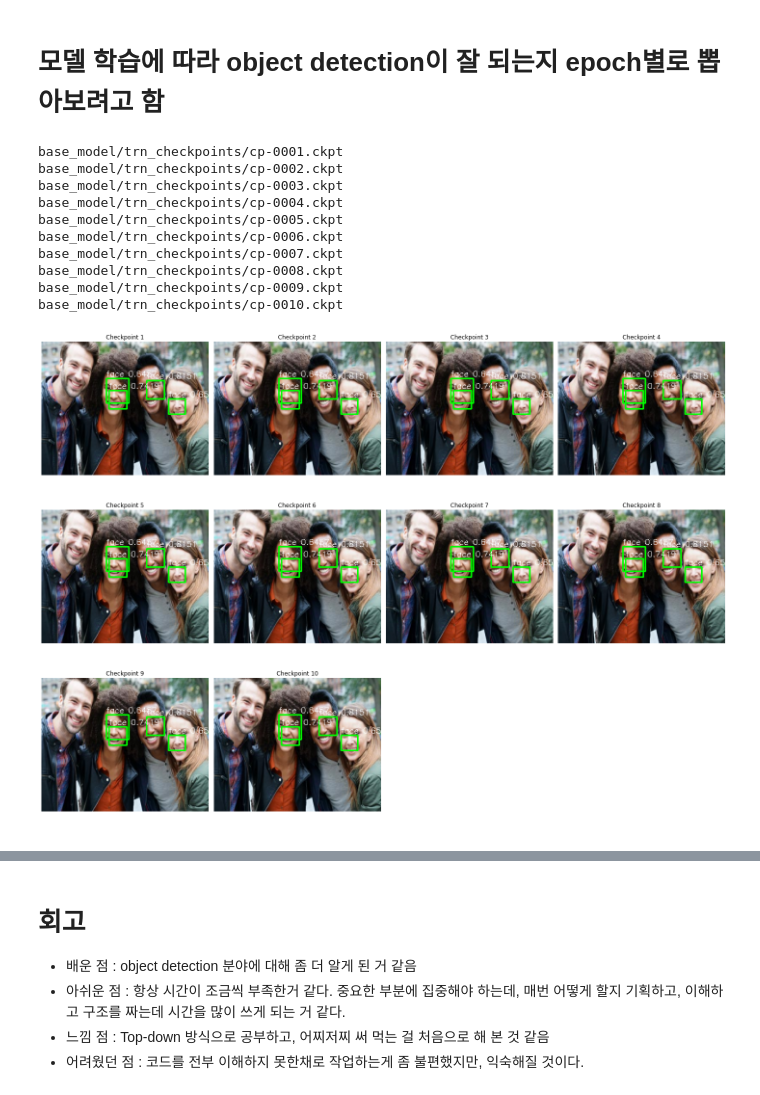
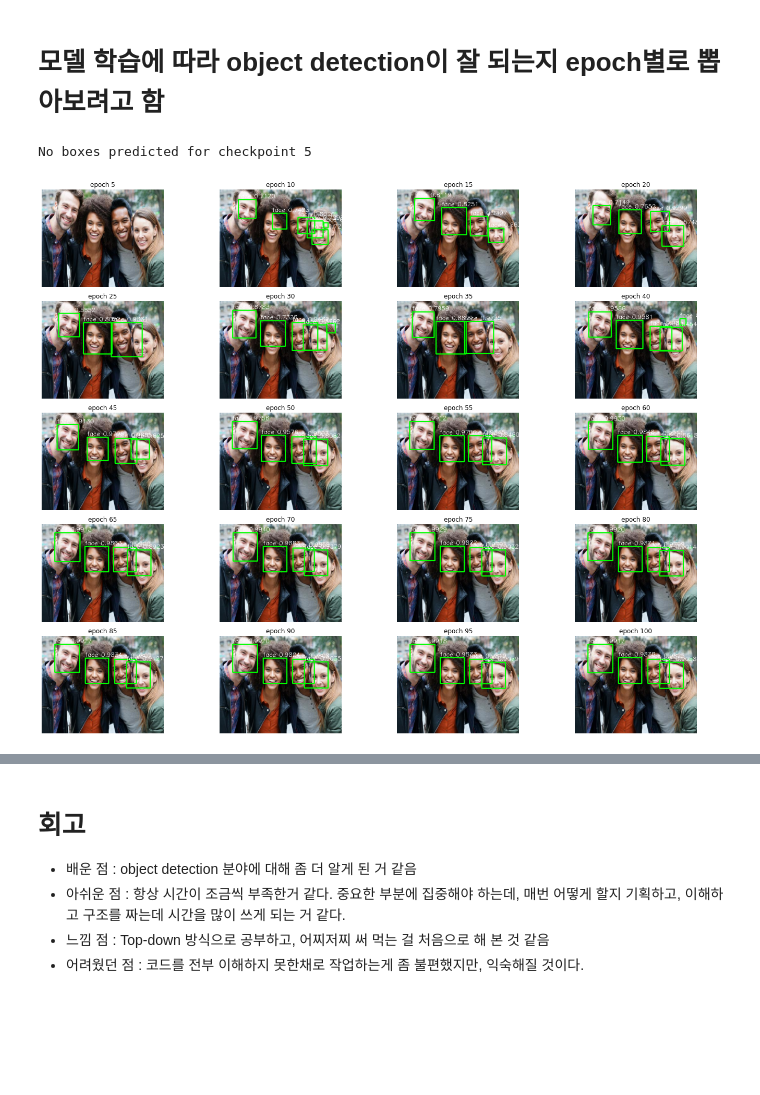
Before and after one commit to L3earl/aiffel, a Jupyter notebook: 0710_GOINGDEEPER_05/project-Copy1.ipynb, the cells around one changed output, grey strips where cells are left out. Saved outputs shown, nothing was run; the diff lists cells and outputs as text; code cells hidden in the pictures; blank space fills up the shorter version.

```diff
--- a/0710_GOINGDEEPER_05/project-Copy1.ipynb
+++ b/0710_GOINGDEEPER_05/project-Copy1.ipynb
@@ -850,7 +828,7 @@ loc_losses = []
 class_losses = []
 
 # 학습
-EPOCHS = 100
+EPOCHS = 1
 
 for epoch in range(0, EPOCHS):
     epoch_total_loss = 0.0
@@ -1109,36 +1091,5 @@ def draw_box_on_face(img, boxes, classes, scores, box_index, class_list):
         label = '{} {}'.format(class_name, score)
         position = (x_min, y_min - 4)
         cv2.putText(img, label, position, cv2.FONT_HERSHEY_SIMPLEX, 0.5, (255, 255, 255))
-# %%
-# 시각화 실행
-def visualize_checkpoint_results(ax, checkpoint_number, checkpoint_fldr, project_path, image_path, image_labels, image_width, image_height, box_steps):
-    # 특정 체크포인트 불러오기
-    checkpoint_path = f"{checkpoint_fldr}/cp-{checkpoint_number:04d}.ckpt"
-    print(checkpoint_path)
-    checkpoint_dir = os.path.dirname(checkpoint_path)
-    model.load_weights(tf.train.latest_checkpoint(checkpoint_dir))
-
-    img_raw = cv2.imread(image_path)
-    img_raw = cv2.resize(img_raw, (image_width, image_height))
-    img = np.float32(img_raw.copy())
-
-    img = cv2.cvtColor(img, cv2.COLOR_BGR2RGB)
-    img, pad_params = pad_input_image(img, max_steps=max(box_steps))
-    img = img / 255.0
-
-    boxes = default_box()
-    boxes = tf.cast(boxes, tf.float32)
-
-    predictions = model.predict(img[np.newaxis, ...])
-
-    pred_boxes, labels, scores = parse_predict(predictions, boxes)
-    pred_boxes = recover_pad(pred_boxes, pad_params)
-
-    for box_index in range(len(pred_boxes)):
-        draw_box_on_face(img_raw, pred_boxes, labels, scores, box_index, image_labels)
-
-    ax.imshow(cv2.cvtColor(img_raw, cv2.COLOR_BGR2RGB))
-    ax.set_title(f'Checkpoint {checkpoint_number}')
-    ax.axis('off')
 # %% [markdown]
 # 모델 학습에 따라 object detection이 잘 되는지 epoch별로 뽑아보려고 함
@@ -1145,30 +1136,26 @@ def visualize_checkpoint_results(ax, checkpoint_number, checkpoint_fldr, project
 # %%
 # 그리드 크기 설정
-num_checkpoints = 10
+num_checkpoints = 20
 num_cols = 4
 num_rows = (num_checkpoints + num_cols - 1) // num_cols
+num_skip = 5
 
 fig, axes = plt.subplots(num_rows, num_cols, figsize=(20, 15))
 
 for i, ax in enumerate(axes.flat):
     checkpoint_number = i + 1
-#     print(checkpoint_number)
     if checkpoint_number > num_checkpoints:
         ax.axis('off')  # 초과하는 부분은 빈칸으로 남김
         continue
-    visualize_checkpoint_results(ax, checkpoint_number, checkpoint_fldr, PROJECT_PATH,
+
+    img_result = visualize_checkpoint_results(checkpoint_number*num_skip, checkpoint_fldr, PROJECT_PATH,
                                  'image_people.png', IMAGE_LABELS, IMAGE_WIDTH, IMAGE_HEIGHT, BOX_STEPS)
+    ax.imshow(cv2.cvtColor(img_result, cv2.COLOR_BGR2RGB))
+    ax.set_title(f'epoch {checkpoint_number*num_skip}')
+    ax.axis('off')
+
 plt.tight_layout()
 plt.show()
 # %% [output]
-base_model/trn_checkpoints/cp-0001.ckpt
-base_model/trn_checkpoints/cp-0002.ckpt
-base_model/trn_checkpoints/cp-0003.ckpt
-base_model/trn_checkpoints/cp-0004.ckpt
-base_model/trn_checkpoints/cp-0005.ckpt
-base_model/trn_checkpoints/cp-0006.ckpt
-base_model/trn_checkpoints/cp-0007.ckpt
-base_model/trn_checkpoints/cp-0008.ckpt
-base_model/trn_checkpoints/cp-0009.ckpt
-base_model/trn_checkpoints/cp-0010.ckpt
+No boxes predicted for checkpoint 5
-[figure, old version]
+[figure, new version]
```
Also changed, not shown: parts of 11 cells of this notebook, 1 other file.
